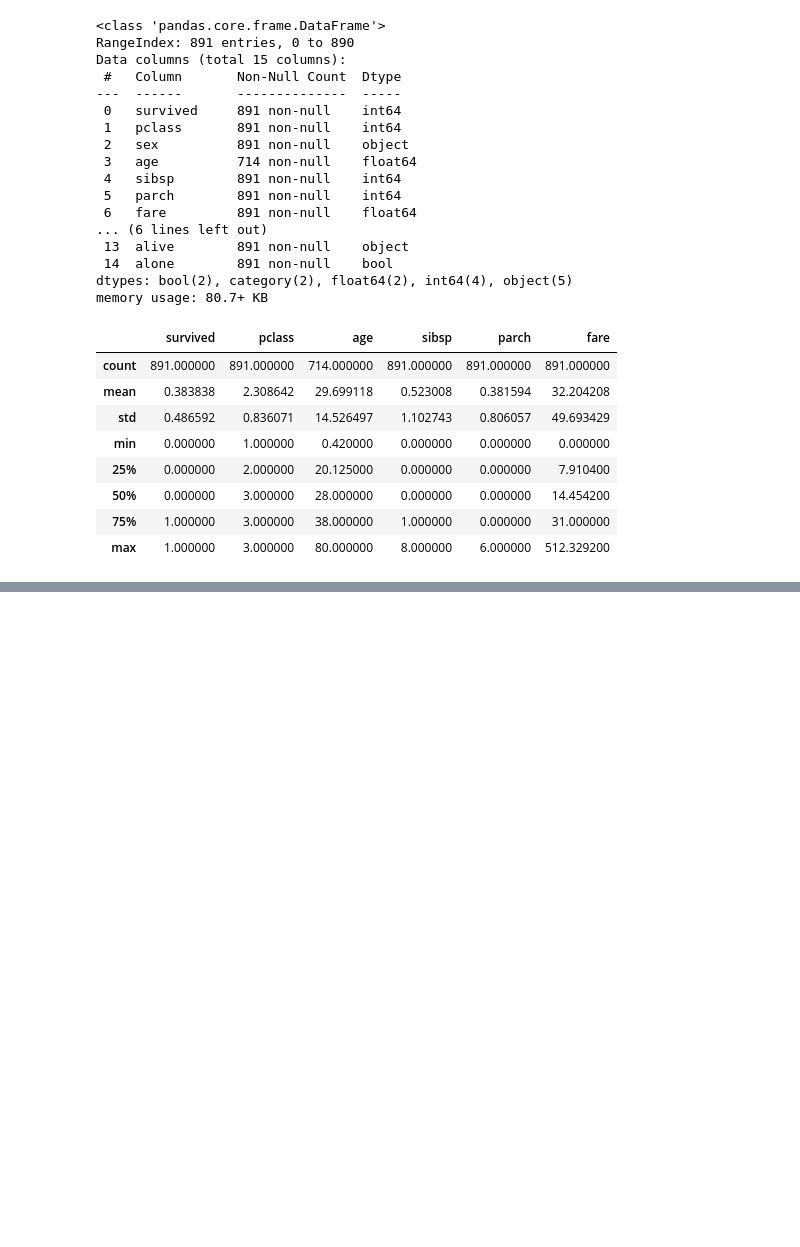
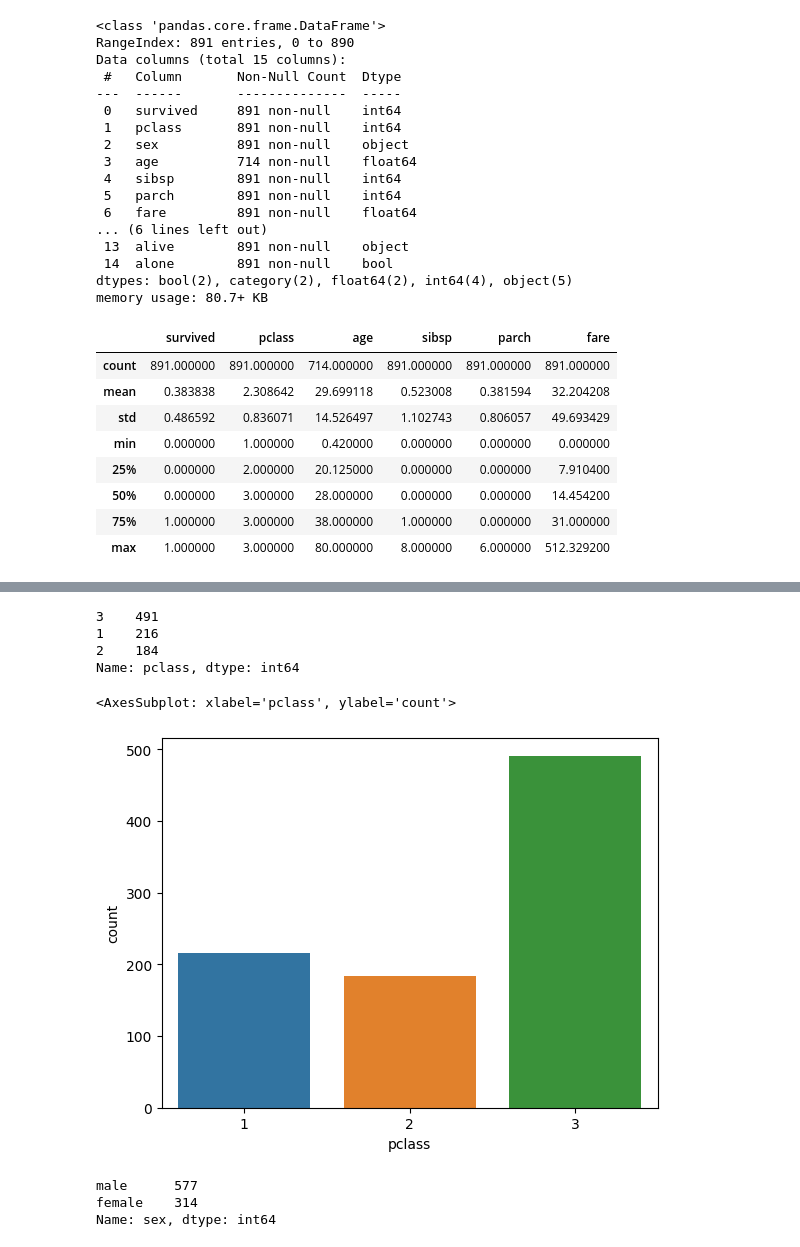
Before and after one commit to nadeap/Machine-Learning, a Jupyter notebook: Data Analysis/EDA.ipynb, the cells around one changed output, grey strips where cells are left out. Drawn from its saved outputs; the diff is of its cells as text; code cells hidden in the pictures; blank space fills up the shorter version.

```diff
--- a/Data Analysis/EDA.ipynb
+++ b/Data Analysis/EDA.ipynb
@@ -57,0 +114,18 @@ titanic.describe()
+# %%
+titanic['pclass'].value_counts()
+# %% [output]
+3    491
+1    216
+2    184
+Name: pclass, dtype: int64
+# %%
+sns.countplot(x=titanic['pclass'])
+# %% [output]
+<AxesSubplot: xlabel='pclass', ylabel='count'>
+[figure, added]
+# %%
+titanic['sex'].value_counts()
+# %% [output]
+male      577
+female    314
+Name: sex, dtype: int64
```
Also changed, not shown: parts of 10 cells of this notebook.
